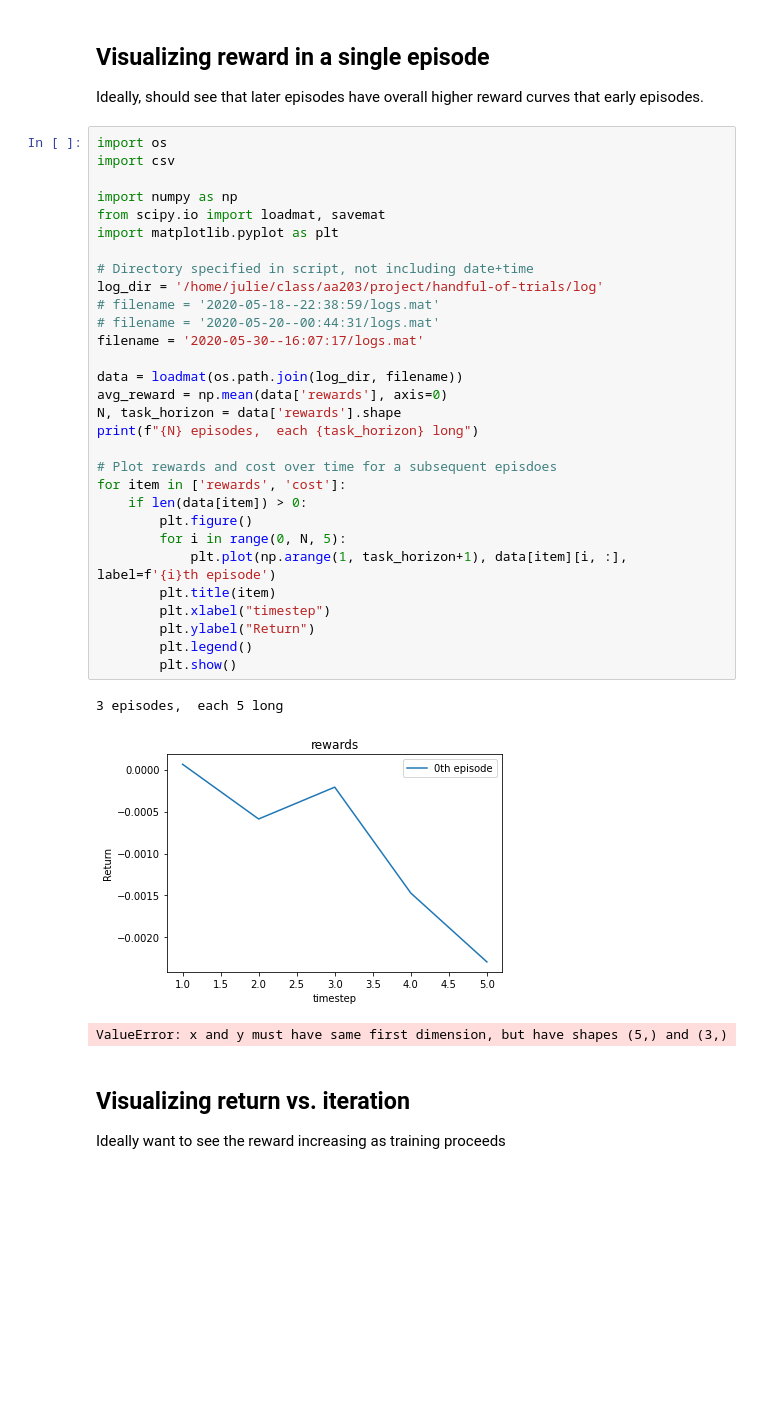
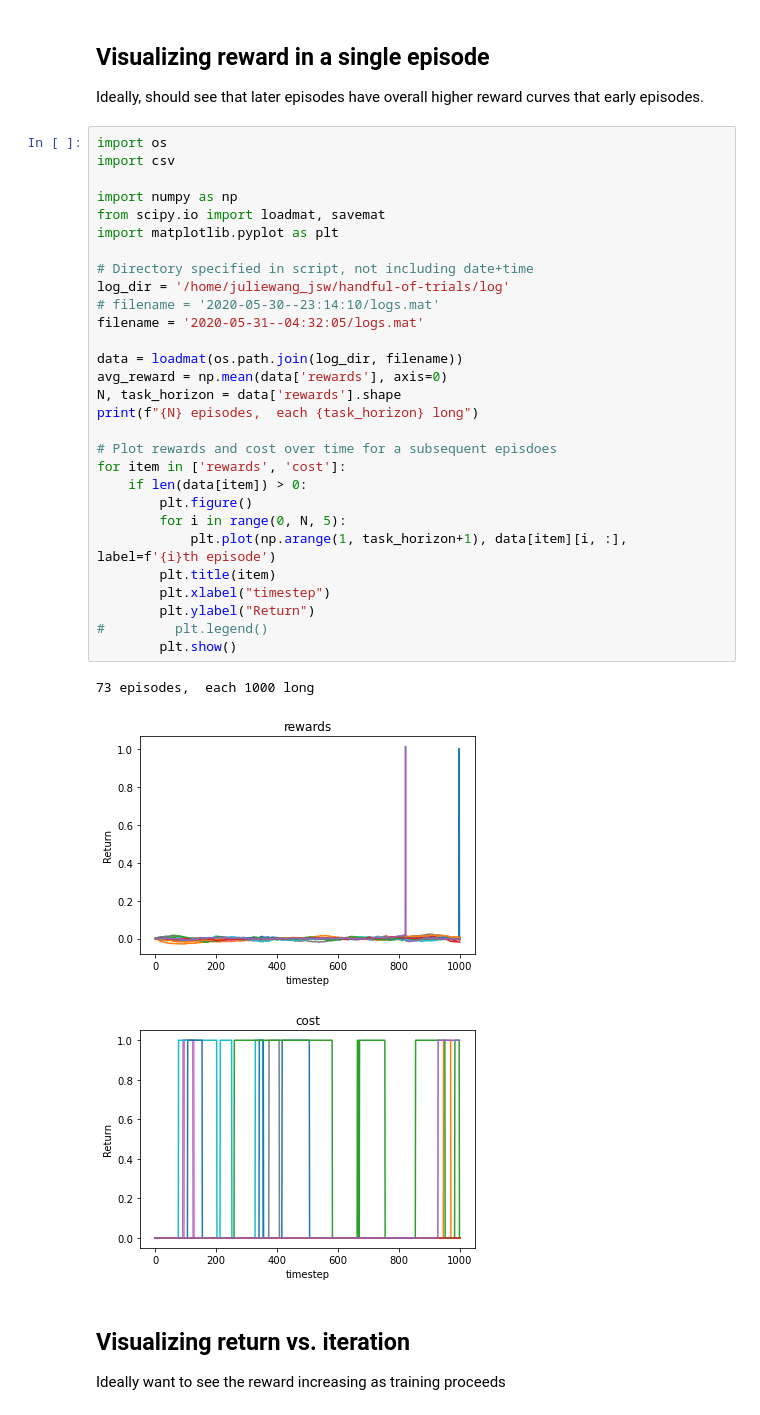
Before and after one commit to jswang/handful-of-trials, a Jupyter notebook: plotter.ipynb, the cells around one changed output. Cells and saved outputs as stored; diff of their text form; blank space fills up the shorter version.

```diff
--- a/plotter.ipynb
+++ b/plotter.ipynb
@@ -45,37 +45,36 @@ Ideally, should see that later episodes have overall higher reward curves that e
 # %%
 import os
 import csv
 
 import numpy as np
 from scipy.io import loadmat, savemat
 import matplotlib.pyplot as plt
 
 # Directory specified in script, not including date+time
-log_dir = '/home/julie/class/aa203/project/handful-of-trials/log'
-# filename = '2020-05-18--22:38:59/logs.mat'
-# filename = '2020-05-20--00:44:31/logs.mat'
-filename = '2020-05-30--16:07:17/logs.mat'
+log_dir = '/home/juliewang_jsw/handful-of-trials/log'
+# filename = '2020-05-30--23:14:10/logs.mat'
+filename = '2020-05-31--04:32:05/logs.mat'
 
 data = loadmat(os.path.join(log_dir, filename))
 avg_reward = np.mean(data['rewards'], axis=0)
 N, task_horizon = data['rewards'].shape
 print(f"{N} episodes,  each {task_horizon} long")
 
 # Plot rewards and cost over time for a subsequent episdoes
 for item in ['rewards', 'cost']:
     if len(data[item]) > 0:
         plt.figure()
         for i in range(0, N, 5):
             plt.plot(np.arange(1, task_horizon+1), data[item][i, :], label=f'{i}th episode')
         plt.title(item)
         plt.xlabel("timestep")
         plt.ylabel("Return")
-        plt.legend()
+#         plt.legend()
         plt.show()
 # %% [output]
-3 episodes,  each 5 long
+73 episodes,  each 1000 long
-[figure, old version]
+[figure, new version]
-ValueError: x and y must have same first dimension, but have shapes (5,) and (3,)
+[figure, added]
 # %% [markdown]
 ## Visualizing return vs. iteration
 Ideally want to see the reward increasing as training proceeds
```
Also changed, not shown: parts of 1 cell of this notebook, 23 other files.
